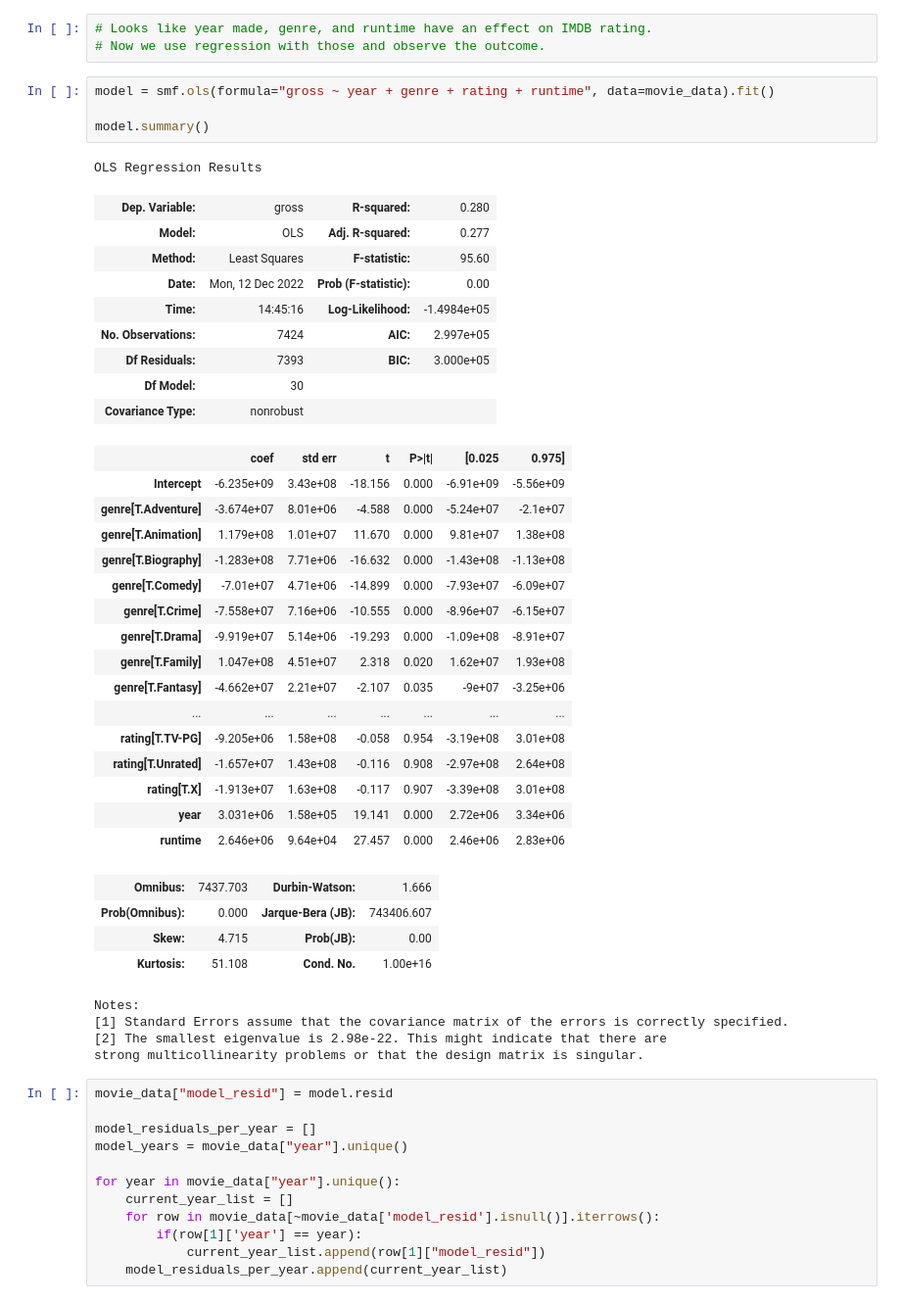
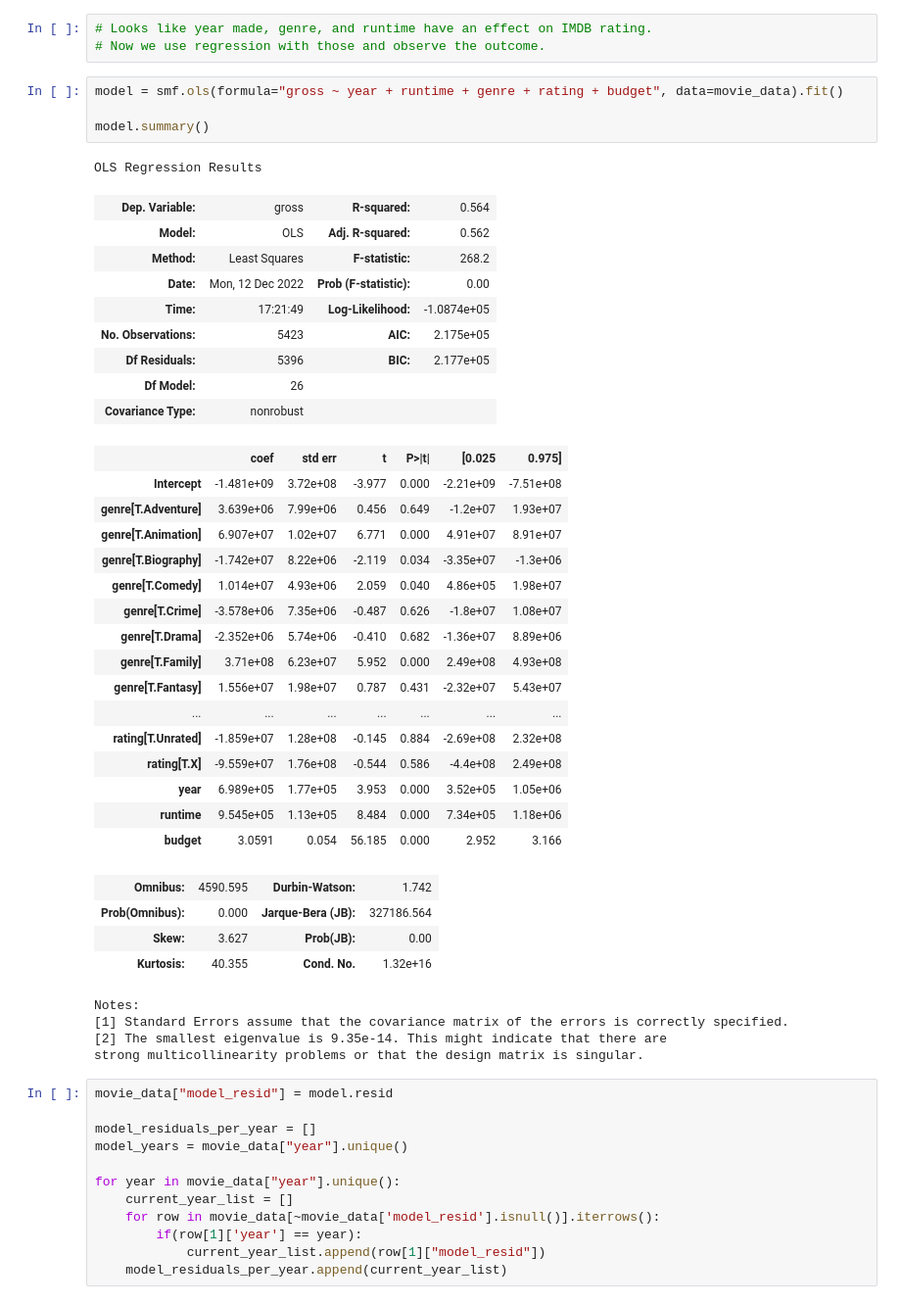
Before and after one commit to jacoborndoff/jacoborndoff.github.io, a Jupyter notebook: FinalProjectDraft (1).ipynb, the cells around one changed output. Shown at 98% size. Drawn from its saved outputs; the diff is of its cells as text.

```diff
--- a/FinalProjectDraft (1).ipynb
+++ b/FinalProjectDraft (1).ipynb
@@ -265,43 +380,43 @@ Notes:
 # Looks like year made, genre, and runtime have an effect on IMDB rating.
 # Now we use regression with those and observe the outcome.
 # %%
-model = smf.ols(formula="gross ~ year + genre + rating + runtime", data=movie_data).fit()
+model = smf.ols(formula="gross ~ year + runtime + genre + rating + budget", data=movie_data).fit()
 
 model.summary()
 # %% [output]
 OLS Regression Results
-| Dep. Variable: | gross | R-squared: | 0.280 |
-| Model: | OLS | Adj. R-squared: | 0.277 |
-| Method: | Least Squares | F-statistic: | 95.60 |
+| Dep. Variable: | gross | R-squared: | 0.564 |
+| Model: | OLS | Adj. R-squared: | 0.562 |
+| Method: | Least Squares | F-statistic: | 268.2 |
 | Date: | Mon, 12 Dec 2022 | Prob (F-statistic): | 0.00 |
-| Time: | 14:45:16 | Log-Likelihood: | -1.4984e+05 |
-| No. Observations: | 7424 | AIC: | 2.997e+05 |
-| Df Residuals: | 7393 | BIC: | 3.000e+05 |
-| Df Model: | 30 |  |  |
+| Time: | 17:21:49 | Log-Likelihood: | -1.0874e+05 |
+| No. Observations: | 5423 | AIC: | 2.175e+05 |
+| Df Residuals: | 5396 | BIC: | 2.177e+05 |
+| Df Model: | 26 |  |  |
 | Covariance Type: | nonrobust |  |  |
 |  | coef | std err | t | P>|t| | [0.025 | 0.975] |
-| Intercept | -6.235e+09 | 3.43e+08 | -18.156 | 0.000 | -6.91e+09 | -5.56e+09 |
-| genre[T.Adventure] | -3.674e+07 | 8.01e+06 | -4.588 | 0.000 | -5.24e+07 | -2.1e+07 |
-| genre[T.Animation] | 1.179e+08 | 1.01e+07 | 11.670 | 0.000 | 9.81e+07 | 1.38e+08 |
-| genre[T.Biography] | -1.283e+08 | 7.71e+06 | -16.632 | 0.000 | -1.43e+08 | -1.13e+08 |
-| genre[T.Comedy] | -7.01e+07 | 4.71e+06 | -14.899 | 0.000 | -7.93e+07 | -6.09e+07 |
-| genre[T.Crime] | -7.558e+07 | 7.16e+06 | -10.555 | 0.000 | -8.96e+07 | -6.15e+07 |
-| genre[T.Drama] | -9.919e+07 | 5.14e+06 | -19.293 | 0.000 | -1.09e+08 | -8.91e+07 |
-| genre[T.Family] | 1.047e+08 | 4.51e+07 | 2.318 | 0.020 | 1.62e+07 | 1.93e+08 |
-| genre[T.Fantasy] | -4.662e+07 | 2.21e+07 | -2.107 | 0.035 | -9e+07 | -3.25e+06 |
+| Intercept | -1.481e+09 | 3.72e+08 | -3.977 | 0.000 | -2.21e+09 | -7.51e+08 |
+| genre[T.Adventure] | 3.639e+06 | 7.99e+06 | 0.456 | 0.649 | -1.2e+07 | 1.93e+07 |
+| genre[T.Animation] | 6.907e+07 | 1.02e+07 | 6.771 | 0.000 | 4.91e+07 | 8.91e+07 |
+| genre[T.Biography] | -1.742e+07 | 8.22e+06 | -2.119 | 0.034 | -3.35e+07 | -1.3e+06 |
+| genre[T.Comedy] | 1.014e+07 | 4.93e+06 | 2.059 | 0.040 | 4.86e+05 | 1.98e+07 |
+| genre[T.Crime] | -3.578e+06 | 7.35e+06 | -0.487 | 0.626 | -1.8e+07 | 1.08e+07 |
+| genre[T.Drama] | -2.352e+06 | 5.74e+06 | -0.410 | 0.682 | -1.36e+07 | 8.89e+06 |
+| genre[T.Family] | 3.71e+08 | 6.23e+07 | 5.952 | 0.000 | 2.49e+08 | 4.93e+08 |
+| genre[T.Fantasy] | 1.556e+07 | 1.98e+07 | 0.787 | 0.431 | -2.32e+07 | 5.43e+07 |
 | ... | ... | ... | ... | ... | ... | ... |
-| rating[T.TV-PG] | -9.205e+06 | 1.58e+08 | -0.058 | 0.954 | -3.19e+08 | 3.01e+08 |
-| rating[T.Unrated] | -1.657e+07 | 1.43e+08 | -0.116 | 0.908 | -2.97e+08 | 2.64e+08 |
-| rating[T.X] | -1.913e+07 | 1.63e+08 | -0.117 | 0.907 | -3.39e+08 | 3.01e+08 |
-| year | 3.031e+06 | 1.58e+05 | 19.141 | 0.000 | 2.72e+06 | 3.34e+06 |
-| runtime | 2.646e+06 | 9.64e+04 | 27.457 | 0.000 | 2.46e+06 | 2.83e+06 |
+| rating[T.Unrated] | -1.859e+07 | 1.28e+08 | -0.145 | 0.884 | -2.69e+08 | 2.32e+08 |
+| rating[T.X] | -9.559e+07 | 1.76e+08 | -0.544 | 0.586 | -4.4e+08 | 2.49e+08 |
+| year | 6.989e+05 | 1.77e+05 | 3.953 | 0.000 | 3.52e+05 | 1.05e+06 |
+| runtime | 9.545e+05 | 1.13e+05 | 8.484 | 0.000 | 7.34e+05 | 1.18e+06 |
+| budget | 3.0591 | 0.054 | 56.185 | 0.000 | 2.952 | 3.166 |
-| Omnibus: | 7437.703 | Durbin-Watson: | 1.666 |
-| Prob(Omnibus): | 0.000 | Jarque-Bera (JB): | 743406.607 |
-| Skew: | 4.715 | Prob(JB): | 0.00 |
-| Kurtosis: | 51.108 | Cond. No. | 1.00e+16 |
+| Omnibus: | 4590.595 | Durbin-Watson: | 1.742 |
+| Prob(Omnibus): | 0.000 | Jarque-Bera (JB): | 327186.564 |
+| Skew: | 3.627 | Prob(JB): | 0.00 |
+| Kurtosis: | 40.355 | Cond. No. | 1.32e+16 |
 Notes:
 [1] Standard Errors assume that the covariance matrix of the errors is correctly specified.
-[2] The smallest eigenvalue is 2.98e-22. This might indicate that there are
+[2] The smallest eigenvalue is 9.35e-14. This might indicate that there are
 strong multicollinearity problems or that the design matrix is singular.
 # %%
 movie_data["model_resid"] = model.resid
```
Also changed, not shown: parts of 30 cells of this notebook, 1 other file.
